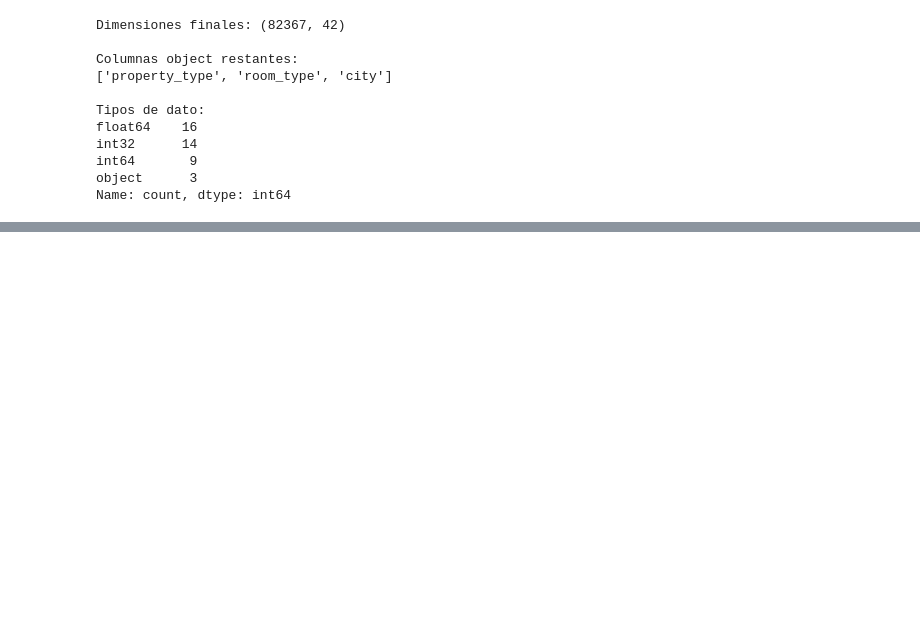
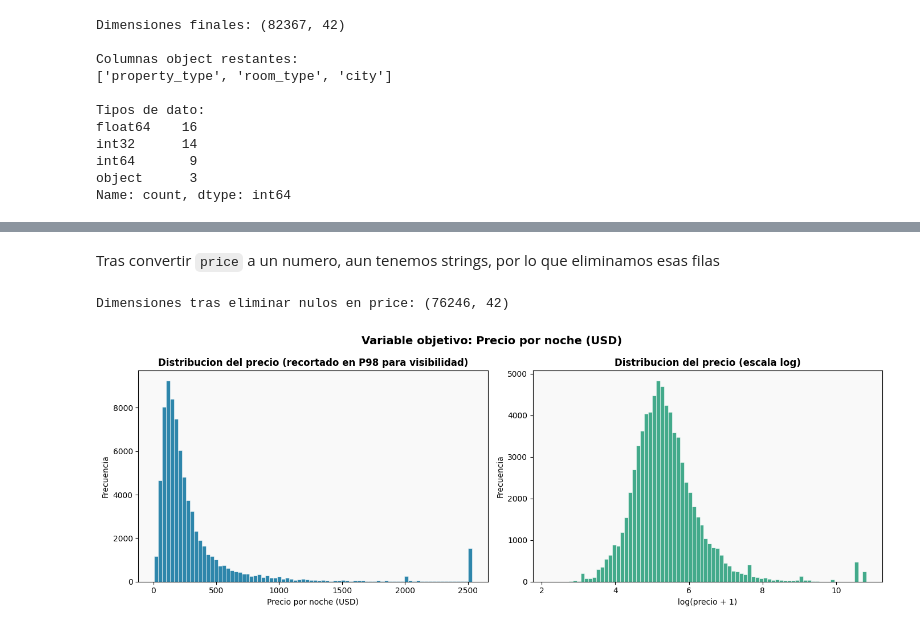
Before and after one commit to fabianpradod/lab3-mineria, a Jupyter notebook: mod/smartStay_regression.ipynb, the cells around one changed output, grey strips where cells are left out. Drawn from its saved outputs; the diff is of its cells as text; code cells hidden in the pictures; blank space fills up the shorter version.

```diff
--- a/mod/smartStay_regression.ipynb
+++ b/mod/smartStay_regression.ipynb
@@ -10,9 +10,19 @@
 import pyreadr
 import numpy as np
 import pandas as pd
+import seaborn as sns
+import matplotlib.pyplot as plt
 
 import warnings
 warnings.filterwarnings("ignore")
+
+plt.rcParams.update({
+    'figure.facecolor': 'white',
+    'axes.facecolor':   '#f9f9f9',
+    'axes.grid':        True,
+    'grid.color':       '#e0e0e0',
+    'font.family':      'sans-serif',
+})
 # %% [markdown]
 ## Lectura de datos
 # %%
@@ -295,0 +353,35 @@ Name: count, dtype: int64
+# %% [markdown]
+Tras convertir `price` a un numero, aun tenemos strings, por lo que eliminamos esas filas
+# %%
+priced_listings_df = priced_listings_df.dropna(subset=['price'])
+print(f"Dimensiones tras eliminar nulos en price: {priced_listings_df.shape}")
+# %% [output]
+Dimensiones tras eliminar nulos en price: (76246, 42)
+# %%
+p98 = priced_listings_df['price'].quantile(0.98)
+
+fig, axes = plt.subplots(1, 2, figsize=(14, 5))
+
+axes[0].hist(
+    priced_listings_df['price'].clip(upper=p98),
+    bins=80, color='#2E86AB', edgecolor='white', linewidth=0.4
+)
+axes[0].set_title('Distribucion del precio (recortado en P98 para visibilidad)', fontweight='bold')
+axes[0].set_xlabel('Precio por noche (USD)')
+axes[0].set_ylabel('Frecuencia')
+
+axes[1].hist(
+    np.log1p(priced_listings_df['price']),
+    bins=80, color='#43AA8B', edgecolor='white', linewidth=0.4
+)
+axes[1].set_title('Distribucion del precio (escala log)', fontweight='bold')
+axes[1].set_xlabel('log(precio + 1)')
+axes[1].set_ylabel('Frecuencia')
+
+plt.suptitle('Variable objetivo: Precio por noche (USD)', fontsize=14, fontweight='bold')
+for ax in axes:
+    ax.grid(False) # odio el grid
+plt.tight_layout()
+plt.show()
+# %% [output]
+[figure, added]
```
Also changed, not shown: parts of 13 cells of this notebook.
